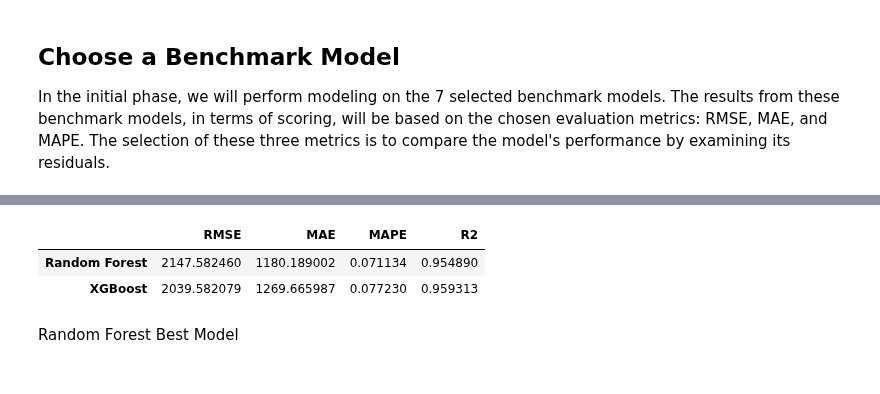
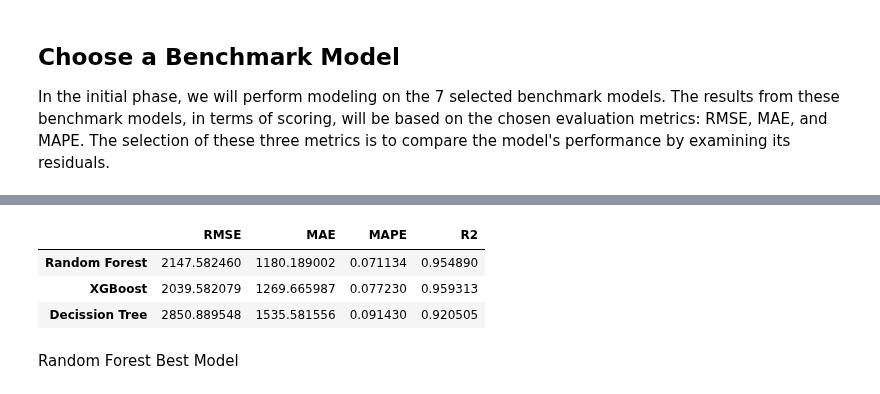
Before and after one commit to d-widyantama/ML-Regression-UsedCarsPrediction-finpro-alpha, a Jupyter notebook: 4. Modeling.ipynb, the cells around one changed output, grey strips where cells are left out. Saved outputs shown, nothing was run; the diff lists cells and outputs as text; code cells hidden in the pictures.

Commit message:
Modeling Result

```diff
--- a/4. Modeling.ipynb
+++ b/4. Modeling.ipynb
@@ -229,35 +229,36 @@ pd.DataFrame({
 
 rf = RandomForestRegressor(random_state= 2023)
 xgb = XGBRegressor(random_state= 2023)
 
-models = [rf, xgb]
+models = [rf, xgb, dt]
 
 score_rmse = []
 score_mae = []
 score_mape = []
 score_r2 = []
 
 # Finding the best algorithm based on each metrics
 
 for i in models:
     model = Pipeline([
         ('preprocessing', transform),
         ('model', i)
     ])
 
     model.fit(xtrain, ytrain)
     y_pred = model.predict(xtest)
     score_rmse.append(np.sqrt(mean_squared_error(ytest, y_pred)))
     score_mae.append(mean_absolute_error(ytest, y_pred))
     score_mape.append(mean_absolute_percentage_error(ytest, y_pred))
     score_r2.append(r2_score(ytest, y_pred))
 
-score_before_tuning = pd.DataFrame({'RMSE': score_rmse, 'MAE': score_mae, 'MAPE': score_mape, 'R2': score_r2}, index=['Random Forest', 'XGBoost'])
+score_before_tuning = pd.DataFrame({'RMSE': score_rmse, 'MAE': score_mae, 'MAPE': score_mape, 'R2': score_r2}, index=['Random Forest', 'XGBoost', 'Decission Tree'])
 score_before_tuning
 # %% [output]
 |  | RMSE | MAE | MAPE | R2 |
 | Random Forest | 2147.582460 | 1180.189002 | 0.071134 | 0.954890 |
 | XGBoost | 2039.582079 | 1269.665987 | 0.077230 | 0.959313 |
+| Decission Tree | 2850.889548 | 1535.581556 | 0.091430 | 0.920505 |
 # %% [markdown]
 Random Forest Best Model
 # %% [markdown]
```
Also changed, not shown: parts of 5 cells of this notebook.
